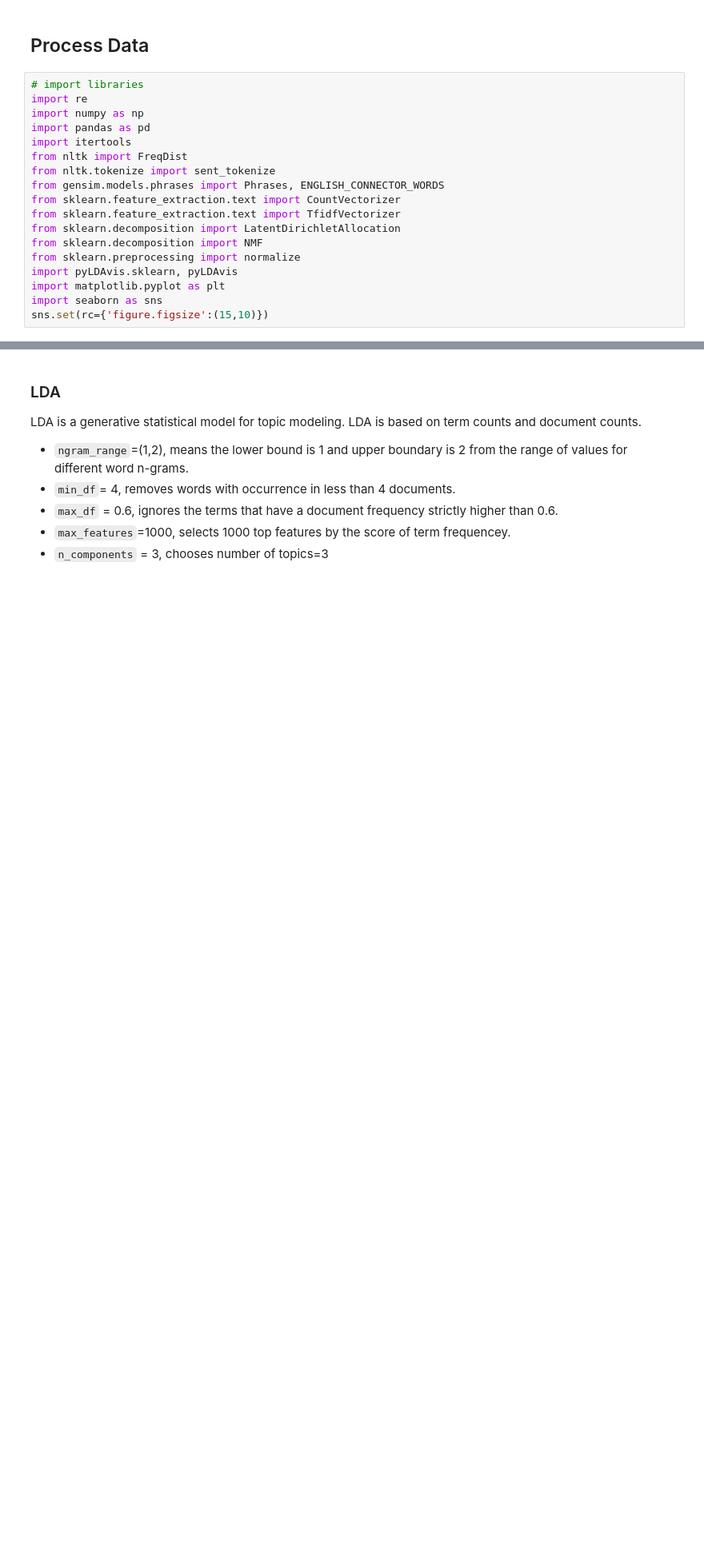
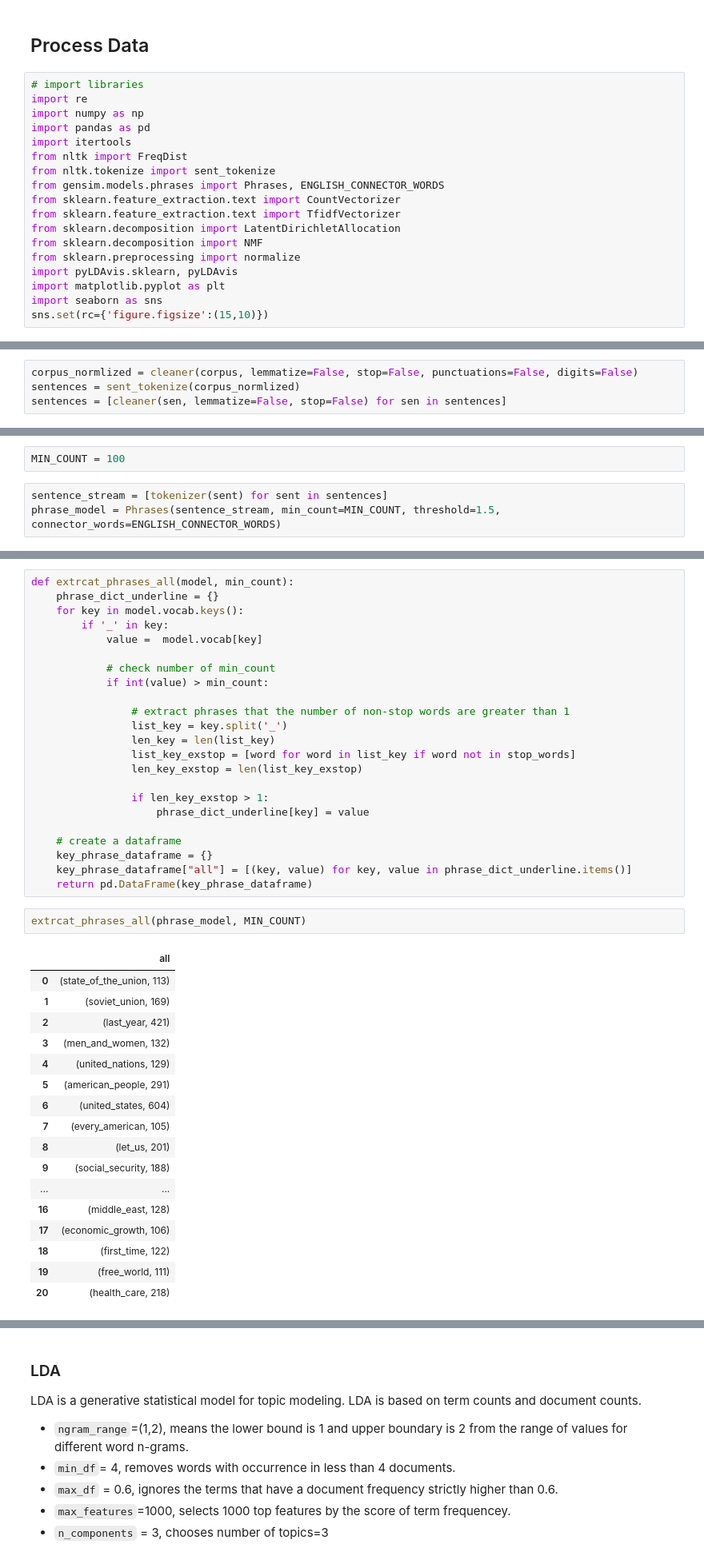
Before and after one commit to kargaranamir/NLP-Analysis-of-Presidential-Speeches, a Jupyter notebook: SOTU.ipynb, the cells around one changed output, grey strips where cells are left out. Shown at 80% size. Saved outputs shown, nothing was run; the diff lists cells and outputs as text; blank space fills up the shorter version.

```diff
--- a/SOTU.ipynb
+++ b/SOTU.ipynb
@@ -179,0 +310,4 @@ freq_analysis
+# %%
+corpus_normlized = cleaner(corpus, lemmatize=False, stop=False, punctuations=False, digits=False)
+sentences = sent_tokenize(corpus_normlized)
+sentences = [cleaner(sen, lemmatize=False, stop=False) for sen in sentences]
@@ -179,0 +326,5 @@ freq_analysis
+# %%
+MIN_COUNT = 100
+# %%
+sentence_stream = [tokenizer(sent) for sent in sentences]
+phrase_model = Phrases(sentence_stream, min_count=MIN_COUNT, threshold=1.5, connector_words=ENGLISH_CONNECTOR_WORDS)
@@ -180 +339,44 @@ freq_analysis
+# %%
+def extrcat_phrases_all(model, min_count):
+    phrase_dict_underline = {}
+    for key in model.vocab.keys():
+        if '_' in key:
+            value =  model.vocab[key]
+
+            # check number of min_count
+            if int(value) > min_count:
+
+                # extract phrases that the number of non-stop words are greater than 1
+                list_key = key.split('_')
+                len_key = len(list_key)
+                list_key_exstop = [word for word in list_key if word not in stop_words]
+                len_key_exstop = len(list_key_exstop)
+
+                if len_key_exstop > 1:
+                    phrase_dict_underline[key] = value
+
+    # create a dataframe
+    key_phrase_dataframe = {}
+    key_phrase_dataframe["all"] = [(key, value) for key, value in phrase_dict_underline.items()]
+    return pd.DataFrame(key_phrase_dataframe)
+# %%
+extrcat_phrases_all(phrase_model, MIN_COUNT)
+# %% [output]
+|  | all |
+| 0 | (state_of_the_union, 113) |
+| 1 | (soviet_union, 169) |
+| 2 | (last_year, 421) |
+| 3 | (men_and_women, 132) |
+| 4 | (united_nations, 129) |
+| 5 | (american_people, 291) |
+| 6 | (united_states, 604) |
+| 7 | (every_american, 105) |
+| 8 | (let_us, 201) |
+| 9 | (social_security, 188) |
+| ... | ... |
+| 16 | (middle_east, 128) |
+| 17 | (economic_growth, 106) |
+| 18 | (first_time, 122) |
+| 19 | (free_world, 111) |
+| 20 | (health_care, 218) |
 # %% [markdown]
```
Also changed, not shown: parts of 51 cells of this notebook.
